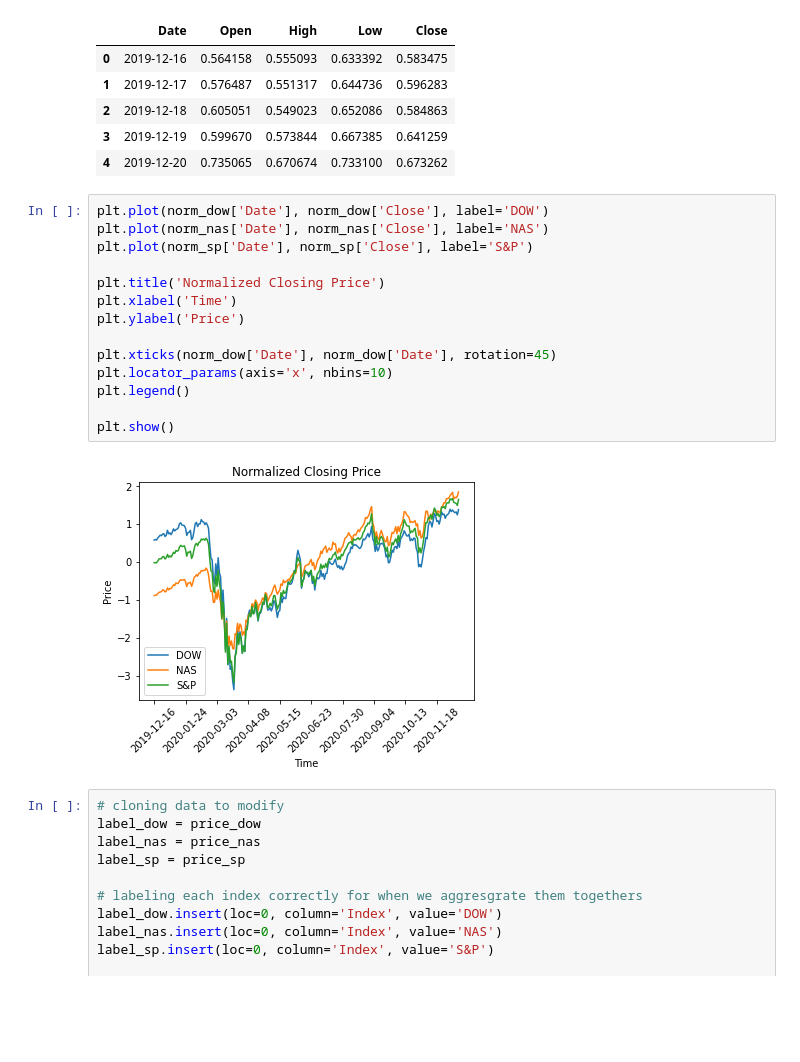
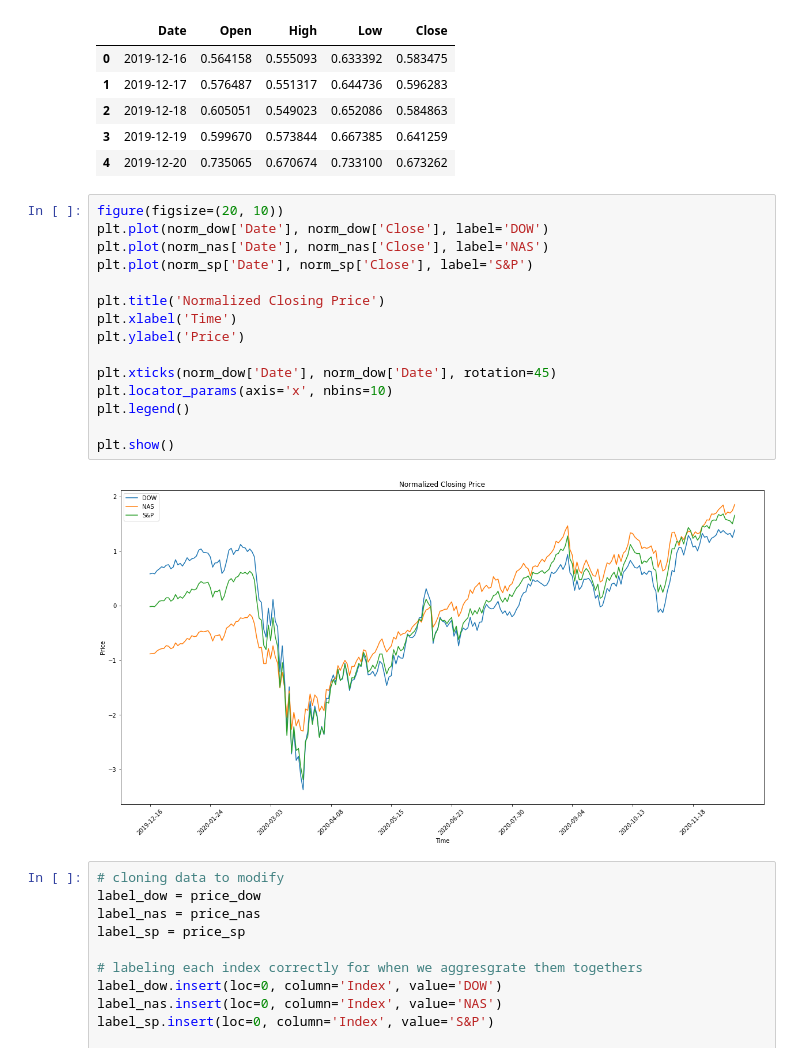
Before and after one commit to JonathanConn/320_final, a Jupyter notebook: main.ipynb, the cells around one changed output. Drawn from its saved outputs; the diff is of its cells as text; blank space fills up the shorter version.

```diff
--- a/main.ipynb
+++ b/main.ipynb
@@ -109,21 +114,22 @@ norm_dow.head(5)
 | 3 | 2019-12-19 | 0.599670 | 0.573844 | 0.667385 | 0.641259 |
 | 4 | 2019-12-20 | 0.735065 | 0.670674 | 0.733100 | 0.673262 |
 # %%
+figure(figsize=(20, 10))
 plt.plot(norm_dow['Date'], norm_dow['Close'], label='DOW')
 plt.plot(norm_nas['Date'], norm_nas['Close'], label='NAS')
 plt.plot(norm_sp['Date'], norm_sp['Close'], label='S&P')
 
 plt.title('Normalized Closing Price')
 plt.xlabel('Time')
 plt.ylabel('Price')
 
 plt.xticks(norm_dow['Date'], norm_dow['Date'], rotation=45)
 plt.locator_params(axis='x', nbins=10)
 plt.legend()
 
 plt.show()
 # %% [output]
-[figure, old version]
+[figure, new version]
 # %%
 # cloning data to modify
 label_dow = price_dow
```
Also changed, not shown: parts of 3 cells of this notebook.
